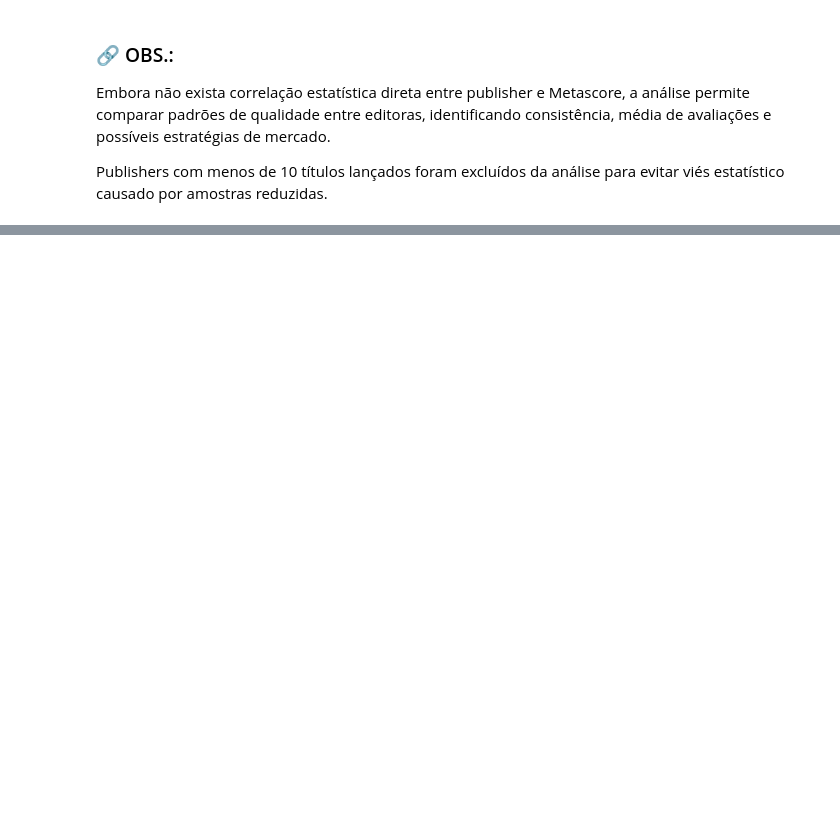
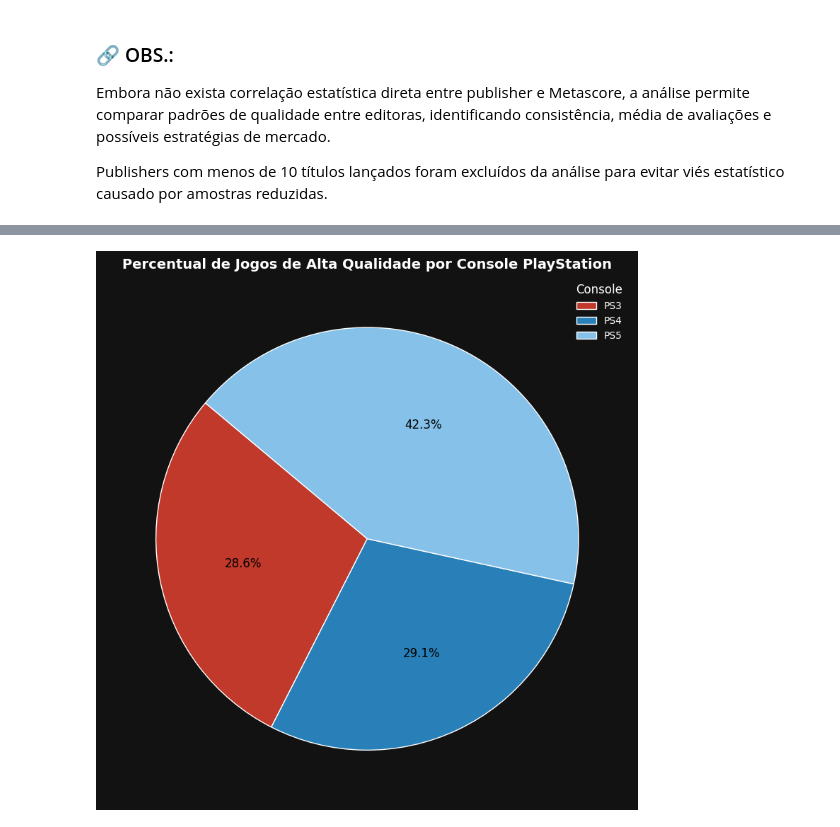
Before and after one commit to uAugustoVR/metadados-playstation, a Jupyter notebook: notebooks/analysis.ipynb, the cells around one changed output, grey strips where cells are left out. Cells and saved outputs as stored; diff of their text form; code cells hidden in the pictures; blank space fills up the shorter version.

```diff
--- a/notebooks/analysis.ipynb
+++ b/notebooks/analysis.ipynb
@@ -1470,0 +1526,12 @@ publisher_stats.head()
+# %%
+catalog_quality = (
+    df_all[df_all['Has Score'] == 1]
+    .assign(high_quality=lambda x: x['Rating'] >= 4.0)
+    .groupby('Console')
+    .agg(
+        pct_high_quality=('high_quality', 'mean'),
+        num_games=('Rating', 'count')
+    )
+)
+
+catalog_quality.head()
@@ -1470,0 +1544,31 @@ publisher_stats.head()
+# %%
+# Gráfico de pizza: Percentual de jogos de alta qualidade por console PlayStation
+plt.figure(figsize=(8, 8))
+
+plt.pie(
+    catalog_quality['pct_high_quality'],
+    autopct='%1.1f%%',
+    colors=colors_console,
+    startangle=140,
+    textprops={'color': 'black', 'fontsize': 12}
+)
+
+plt.title(
+    'Percentual de Jogos de Alta Qualidade por Console PlayStation',
+    fontsize=14,
+    fontweight='bold'
+)
+
+plt.legend(
+    title='Console',
+    title_fontsize=12,
+    fontsize=10,
+    loc='upper right',
+    labels=catalog_quality.index
+)
+
+plt.tight_layout()
+plt.savefig(f'{cleaned_data_path}/pct_high_quality_by_console.png', bbox_inches='tight')
+plt.show()
+# %% [output]
+[figure, added]
```
Also changed, not shown: parts of 11 cells of this notebook, 4 other files.
